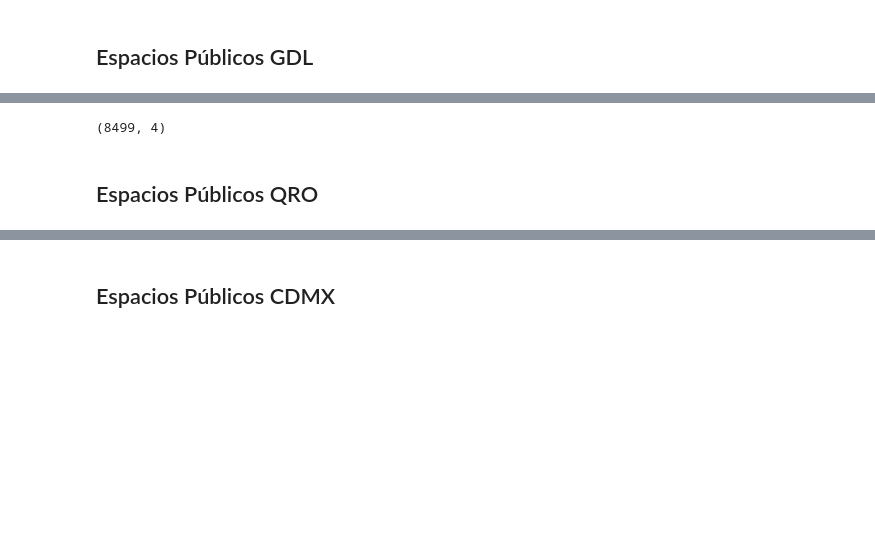
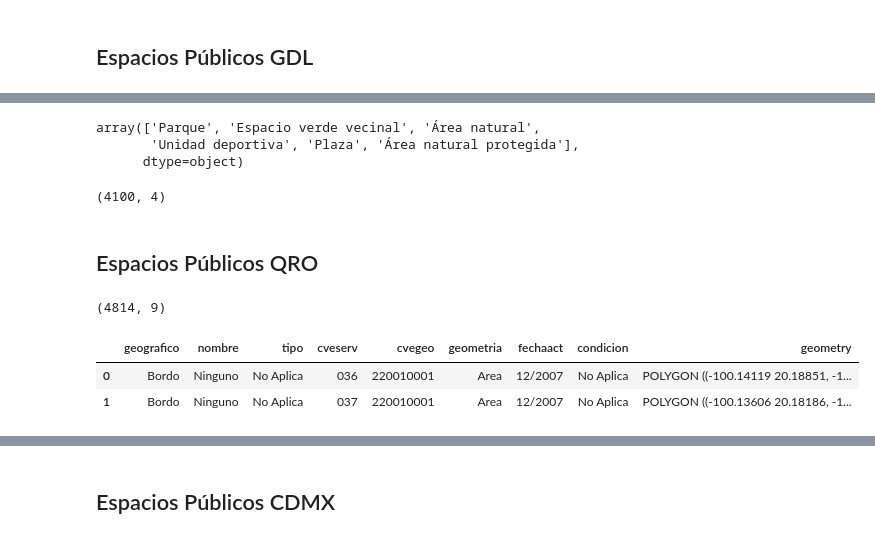
Before and after one commit to Observatorio-Ciudades/accesibilidad-urbana, a Jupyter notebook: notebooks/EP_MachineLearning/Clasificador_limpio.ipynb, the cells around one changed output, grey strips where cells are left out. Cells and saved outputs as stored; diff of their text form; code cells hidden in the pictures; blank space fills up the shorter version.

```diff
--- a/notebooks/EP_MachineLearning/Clasificador_limpio.ipynb
+++ b/notebooks/EP_MachineLearning/Clasificador_limpio.ipynb
@@ -38,10 +45,24 @@ gdf_gdl = aup.gdf_from_db(table,schema)
-# %%
-gdf_gdl.shape
-# %% [output]
-(8499, 4)
+# %%
+gdf_gdl.Tipo.unique()
+# %% [output]
+array(['Parque', 'Espacio verde vecinal', 'Área natural',
+       'Unidad deportiva', 'Plaza', 'Área natural protegida'],
+      dtype=object)
+# %%
+gdf_gdl = gdf_gdl.loc[(gdf_gdl.Tipo!='Glorieta')&(gdf_gdl.Tipo!='Camellón')].copy()
+print(gdf_gdl.shape)
+# %% [output]
+(4100, 4)
 # %% [markdown]
 ## Espacios Públicos QRO
 # %%
 schema = 'espacios_publicos'
 table = 'ep_qro'
 gdf_qro = aup.gdf_from_db(table,schema)
+print(gdf_qro.shape)
+gdf_qro.head(2)
+# %% [output]
+(4814, 9)
+|  | geografico | nombre | tipo | cveserv | cvegeo | geometria | fechaact | condicion | geometry |
+| 0 | Bordo | Ninguno | No Aplica | 036 | 220010001 | Area | 12/2007 | No Aplica | POLYGON ((-100.14119 20.18851, -1... |
+| 1 | Bordo | Ninguno | No Aplica | 037 | 220010001 | Area | 12/2007 | No Aplica | POLYGON ((-100.13606 20.18186, -1... |
```
Also changed, not shown: parts of 11 cells of this notebook.
